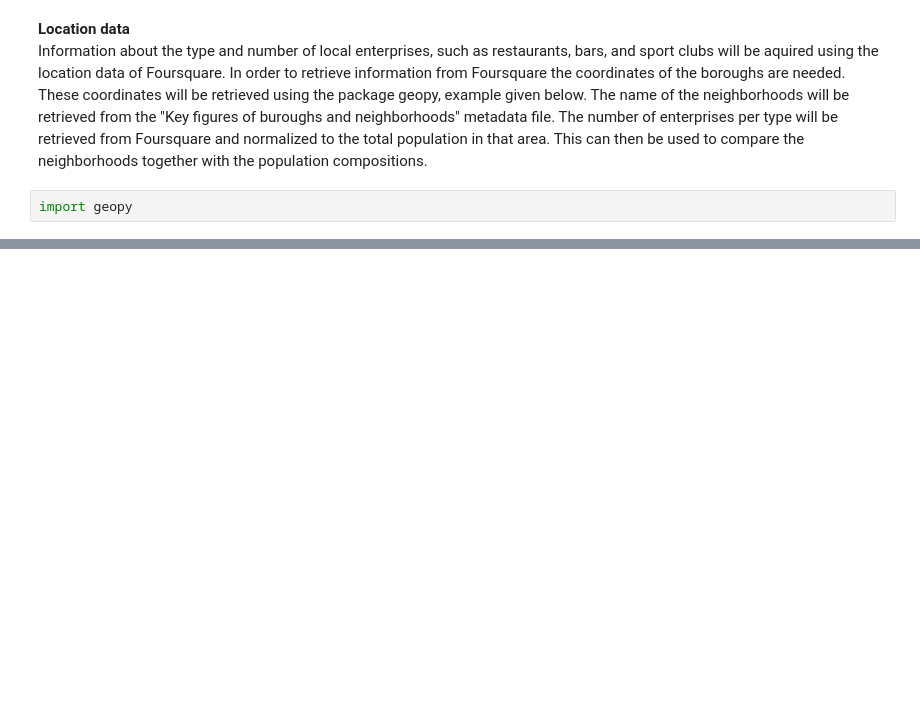
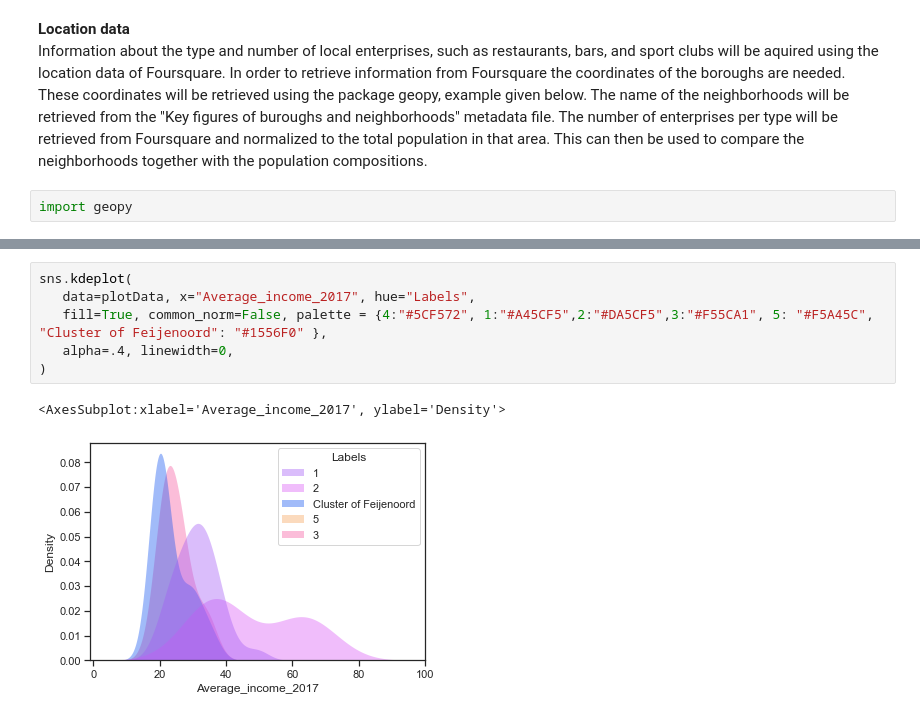
Before and after one commit to DKooijman97/Coursera_Capstone, a Jupyter notebook: Final_project.ipynb, the cells around one changed output, grey strips where cells are left out. Cells and saved outputs as stored; diff of their text form; blank space fills up the shorter version.

```diff
--- a/Final_project.ipynb
+++ b/Final_project.ipynb
@@ -52,0 +901,9 @@ Westerpark, West, Amsterdam, Noord-Holland, Nederland
+# %%
+sns.kdeplot(
+   data=plotData, x="Average_income_2017", hue="Labels",
+   fill=True, common_norm=False, palette = {4:"#5CF572", 1:"#A45CF5",2:"#DA5CF5",3:"#F55CA1", 5: "#F5A45C", "Cluster of Feijenoord": "#1556F0" },
+   alpha=.4, linewidth=0,
+)
+# %% [output]
+<AxesSubplot:xlabel='Average_income_2017', ylabel='Density'>
+[figure, added]
```
Also changed, not shown: parts of 98 cells of this notebook.
